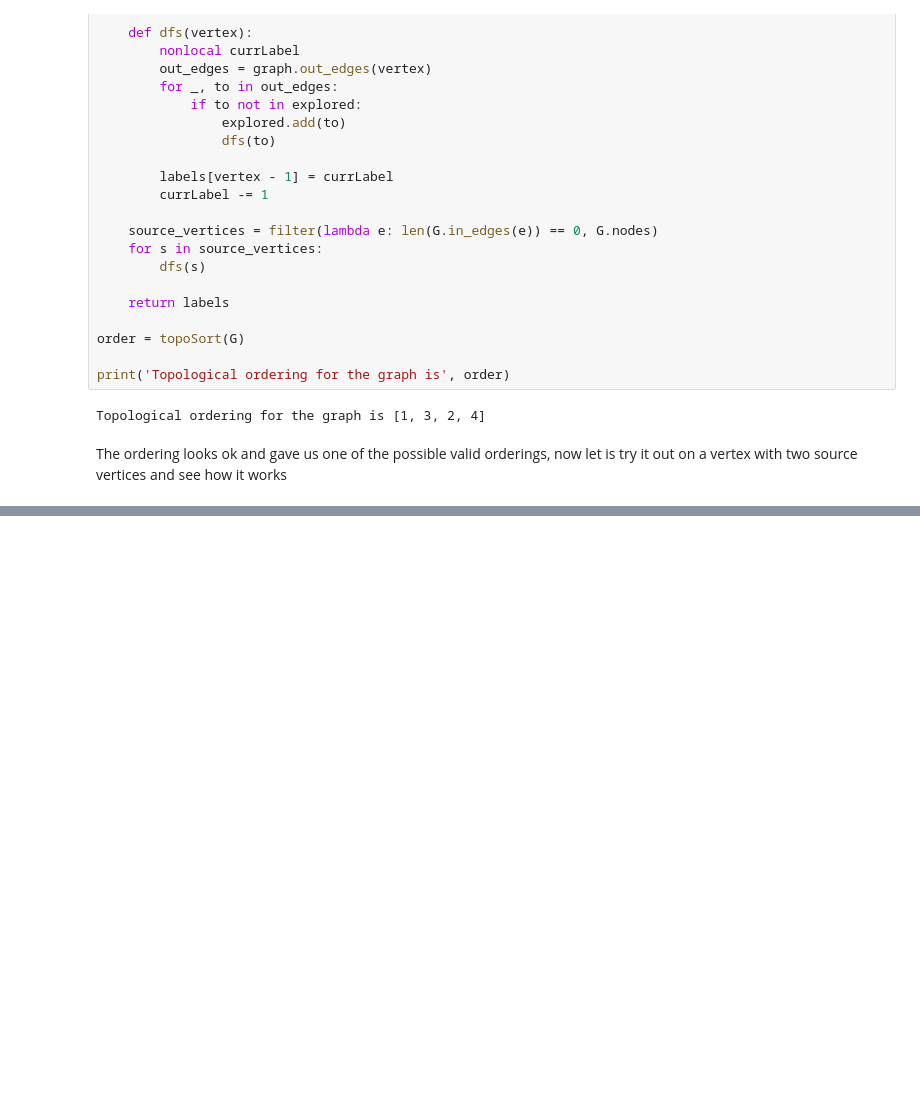
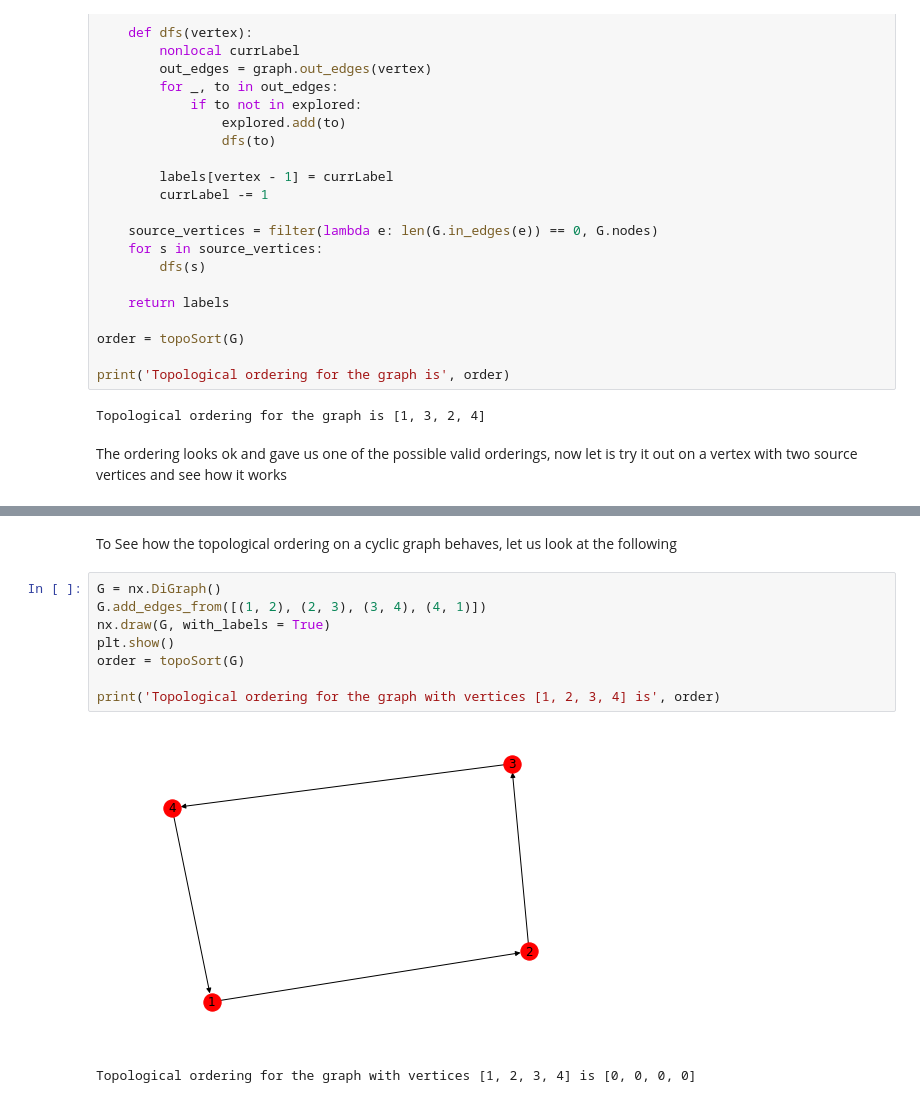
Before and after one commit to amolnayak311/algorithms-illuminated, a Jupyter notebook: Part 2, Graph Algorithms and Data Structures/8. Graph Search and Its Applications.ipynb, the cells around one changed output, grey strips where cells are left out. Saved outputs shown, nothing was run; the diff lists cells and outputs as text; blank space fills up the shorter version.

```diff
--- a/Part 2, Graph Algorithms and Data Structures/8. Graph Search and Its Applications.ipynb
+++ b/Part 2, Graph Algorithms and Data Structures/8. Graph Search and Its Applications.ipynb
@@ -339,0 +351,13 @@ The ordering looks ok and gave us one of the possible valid orderings, now let i
+# %% [markdown]
+ To See how the topological ordering on a cyclic graph behaves, let us look at the following
+# %%
+G = nx.DiGraph()
+G.add_edges_from([(1, 2), (2, 3), (3, 4), (4, 1)])
+nx.draw(G, with_labels = True)
+plt.show()
+order = topoSort(G)
+
+print('Topological ordering for the graph with vertices [1, 2, 3, 4] is', order)
+# %% [output]
+[figure, added]
+Topological ordering for the graph with vertices [1, 2, 3, 4] is [0, 0, 0, 0]
```
Also changed, not shown: parts of 4 cells of this notebook.
